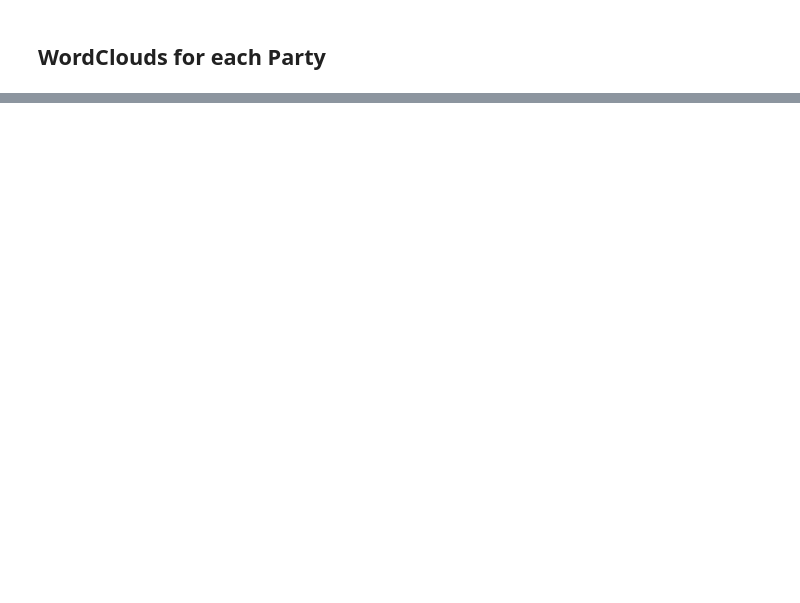
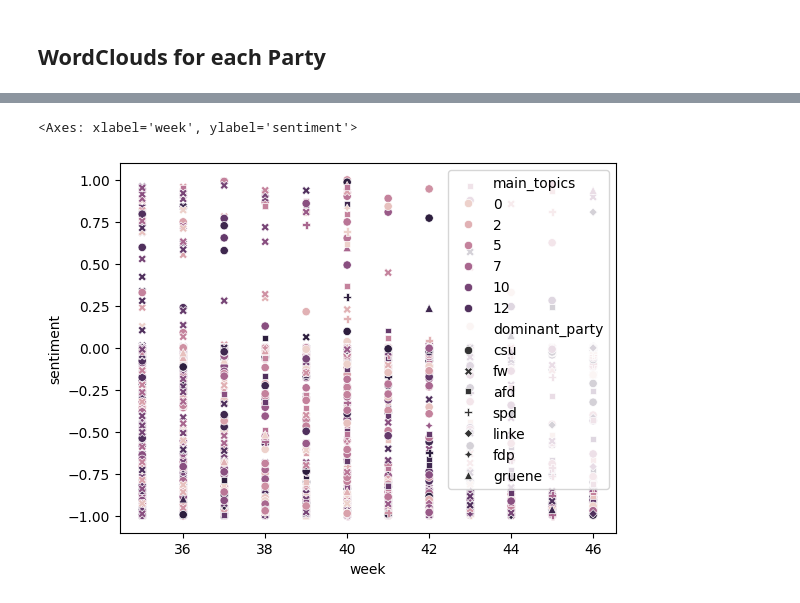
Before and after one commit to sehHeiden/Analyse_von_Finanzdaten, a Jupyter notebook: Block3/lda_project.ipynb, the cells around one changed output, grey strips where cells are left out. Saved outputs shown, nothing was run; the diff lists cells and outputs as text; code cells hidden in the pictures; blank space fills up the shorter version.

```diff
--- a/Block3/lda_project.ipynb
+++ b/Block3/lda_project.ipynb
@@ -210,4 +219,6 @@ def get_model(
     _corpus: list, _id2word: corpora.Dictionary, _num_topics: int, random_state: float = 0
 ) -> gensim.models.LdaModel:
     """Get a Multicore Variant of the LDA-Model."""
-    return gensim.models.LdaMulticore(corpus=_corpus, id2word=_id2word, num_topics=_num_topics, random_state=random_state)
+    return gensim.models.LdaMulticore(
+        corpus=_corpus, id2word=_id2word, num_topics=_num_topics, random_state=random_state
+    )
@@ -238,0 +250,20 @@ topic
+# %%
+document_topics = list(lda_model.get_document_topics(corpus))
+
+
+def get_main_topic(doc: list) -> int:
+    """
+    Get the topic index/number for the current document.
+
+    Strongest topic in current document `doc`.
+    """
+    return max(doc, key=lambda x: x[1])[0]
+
+
+main_topics = [get_main_topic(x) for x in document_topics]
+german_sentiment_df["main_topics"] = main_topics
+
+sns.scatterplot(data=german_sentiment_df, x="week", y="sentiment", hue="main_topics", style="dominant_party")
+# %% [output]
+<Axes: xlabel='week', ylabel='sentiment'>
+[figure, added]
```
Also changed, not shown: parts of 19 cells of this notebook.
